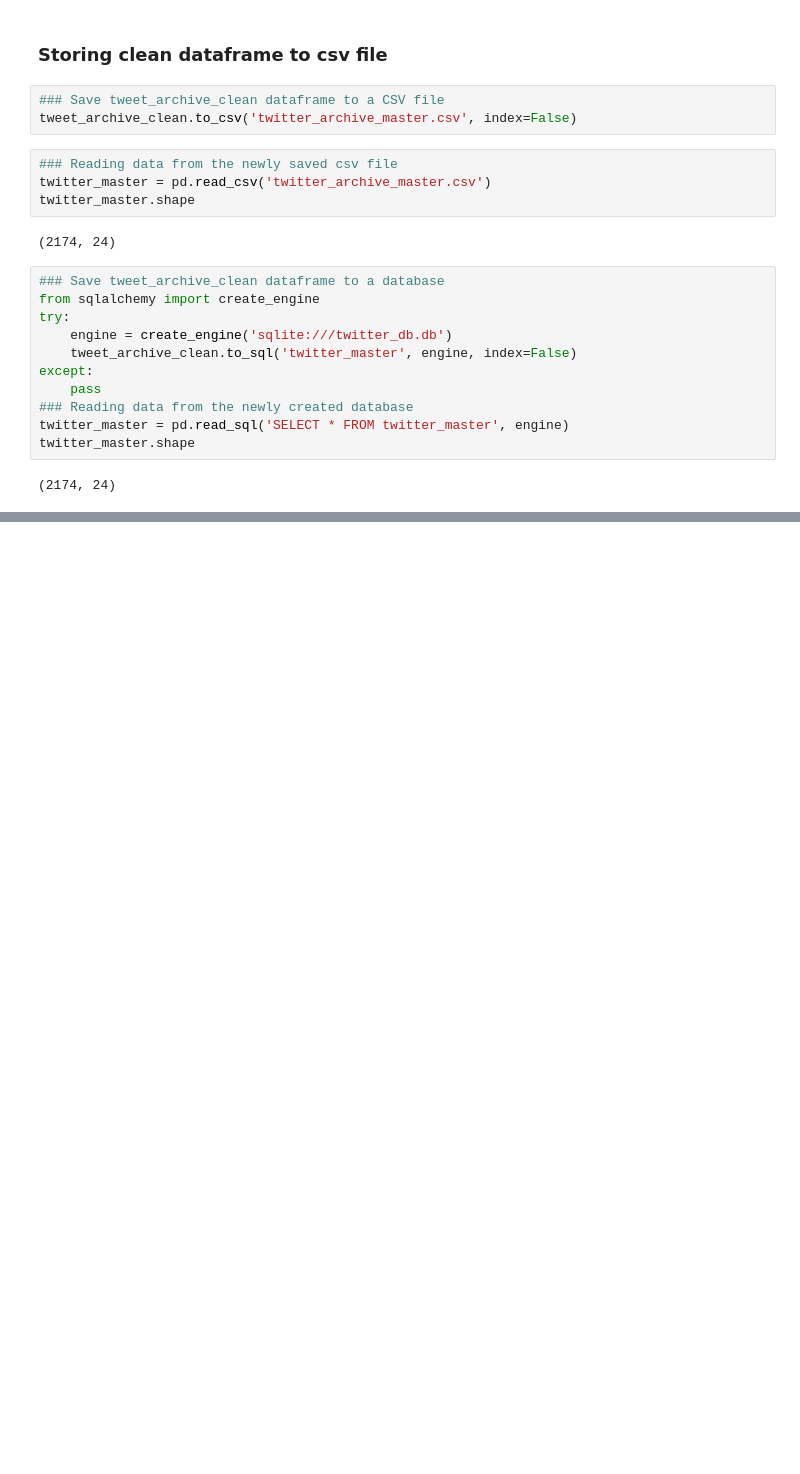
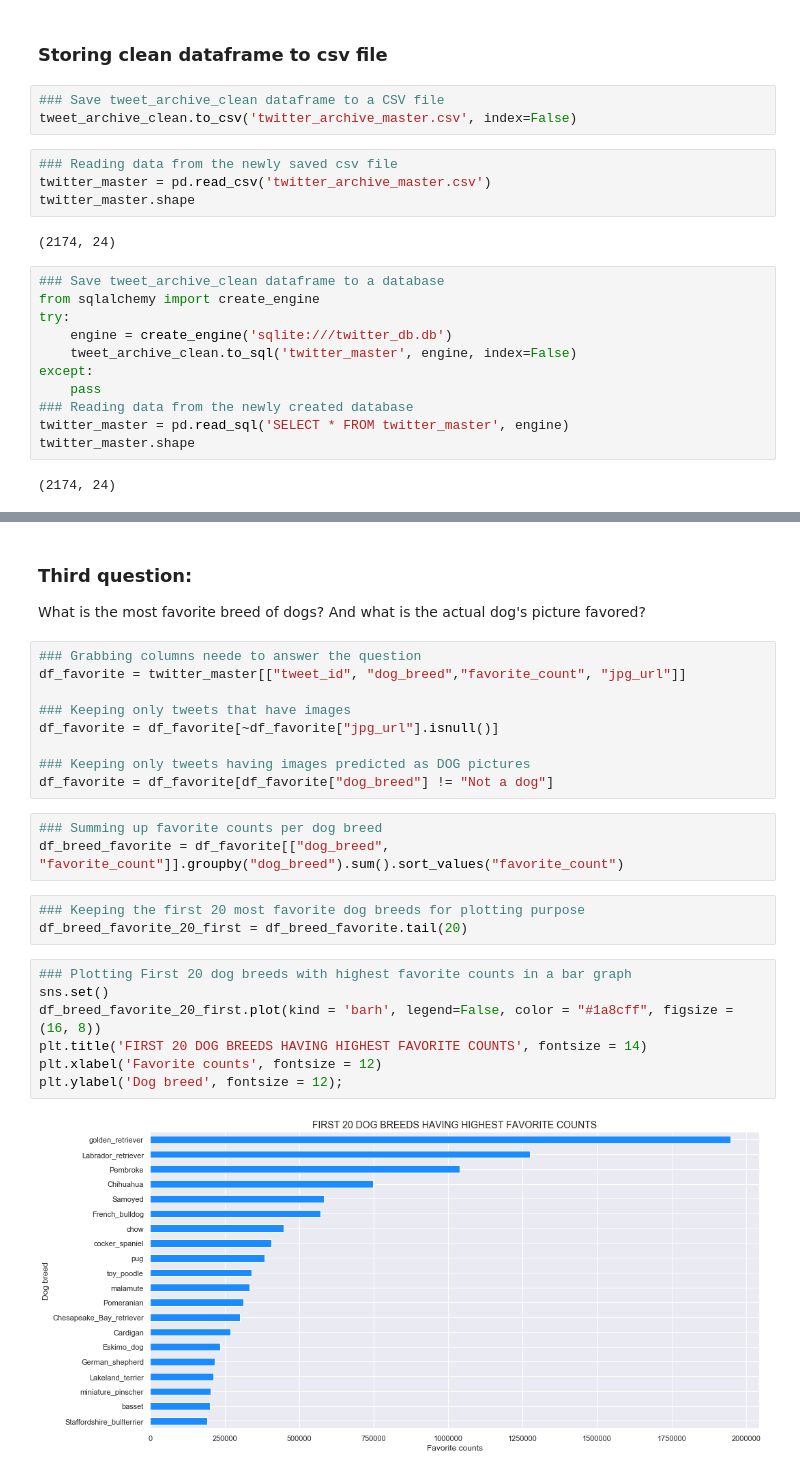
Before and after one commit to benjaminuwimana/WranglingData, a Jupyter notebook: wrangle_act.ipynb, the cells around one changed output, grey strips where cells are left out. Saved outputs shown, nothing was run; the diff lists cells and outputs as text; blank space fills up the shorter version.

```diff
--- a/wrangle_act.ipynb
+++ b/wrangle_act.ipynb
@@ -854,0 +993,27 @@ twitter_master.shape
+# %% [markdown]
+### Third question:
+What is the most favorite breed of dogs? And what is the actual dog's picture favored?
+# %%
+### Grabbing columns neede to answer the question
+df_favorite = twitter_master[["tweet_id", "dog_breed","favorite_count", "jpg_url"]]
+
+### Keeping only tweets that have images
+df_favorite = df_favorite[~df_favorite["jpg_url"].isnull()]
+
+### Keeping only tweets having images predicted as DOG pictures
+df_favorite = df_favorite[df_favorite["dog_breed"] != "Not a dog"]
+# %%
+### Summing up favorite counts per dog breed
+df_breed_favorite = df_favorite[["dog_breed", "favorite_count"]].groupby("dog_breed").sum().sort_values("favorite_count")
+# %%
+### Keeping the first 20 most favorite dog breeds for plotting purpose
+df_breed_favorite_20_first = df_breed_favorite.tail(20)
+# %%
+### Plotting First 20 dog breeds with highest favorite counts in a bar graph
+sns.set()
+df_breed_favorite_20_first.plot(kind = 'barh', legend=False, color = "#1a8cff", figsize = (16, 8))
+plt.title('FIRST 20 DOG BREEDS HAVING HIGHEST FAVORITE COUNTS', fontsize = 14)
+plt.xlabel('Favorite counts', fontsize = 12)
+plt.ylabel('Dog breed', fontsize = 12);
+# %% [output]
+[figure, added]
```
Also changed, not shown: parts of 32 cells of this notebook.
